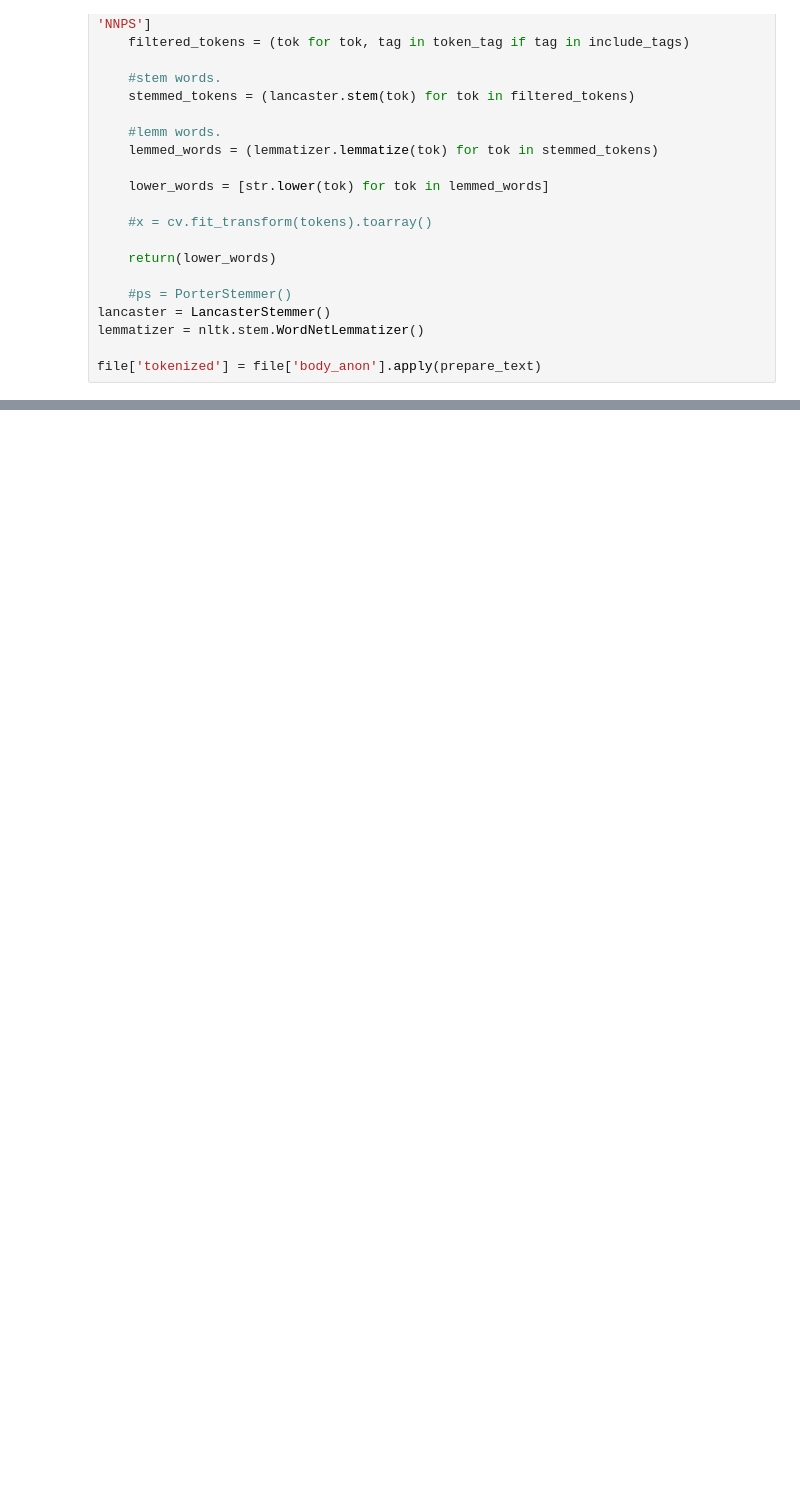
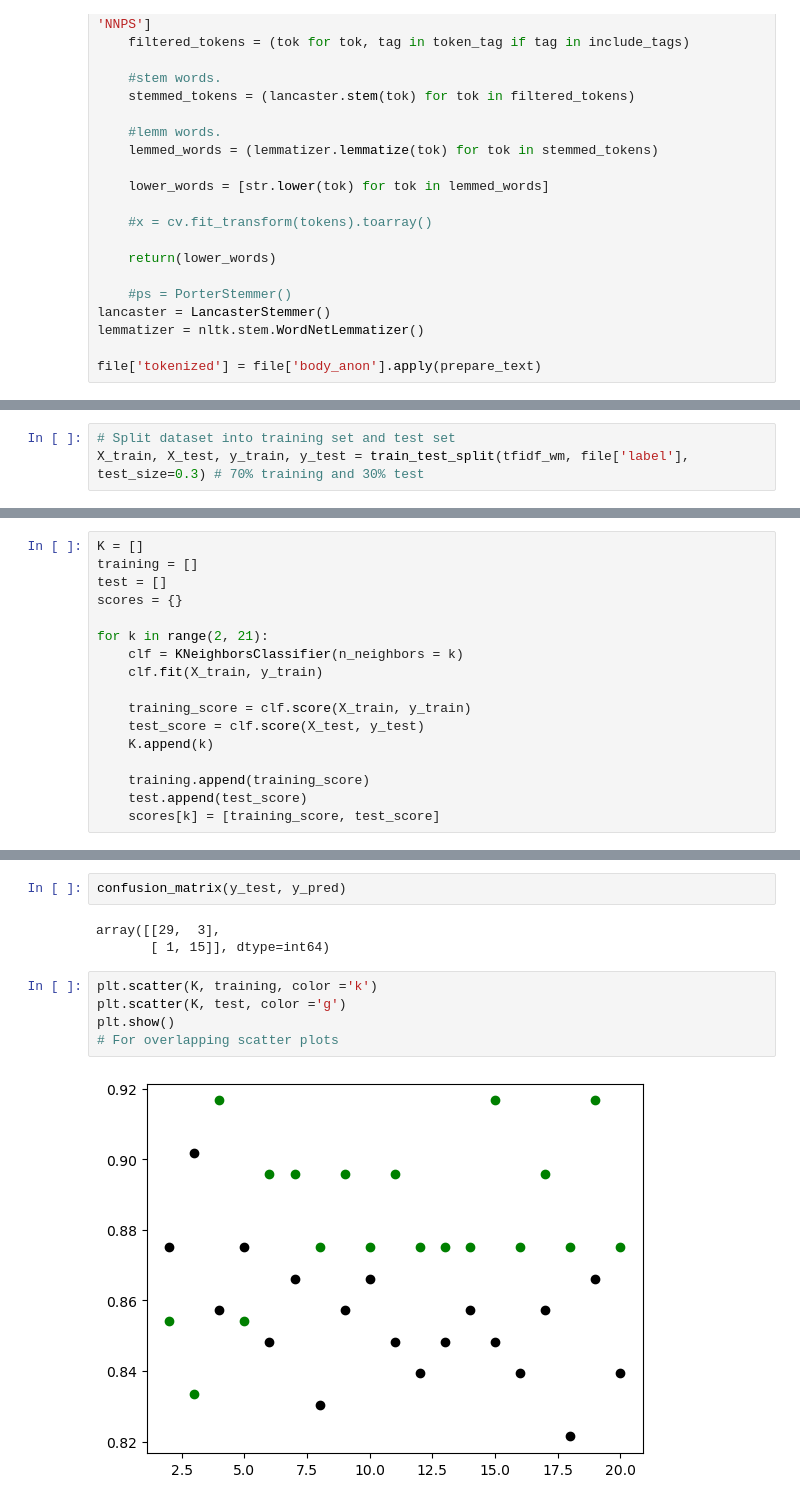
Before and after one commit to kenclements/praxis, a Jupyter notebook: adaboost-twos.ipynb, the cells around one changed output, grey strips where cells are left out. Cells and saved outputs as stored; diff of their text form; blank space fills up the shorter version.

```diff
--- a/adaboost-twos.ipynb
+++ b/adaboost-twos.ipynb
@@ -156,0 +289,3 @@ file
+# %%
+# Split dataset into training set and test set
+X_train, X_test, y_train, y_test = train_test_split(tfidf_wm, file['label'], test_size=0.3) # 70% training and 30% test
@@ -156,0 +317,17 @@ file
+# %%
+K = []
+training = []
+test = []
+scores = {}
+
+for k in range(2, 21):
+    clf = KNeighborsClassifier(n_neighbors = k)
+    clf.fit(X_train, y_train)
+
+    training_score = clf.score(X_train, y_train)
+    test_score = clf.score(X_test, y_test)
+    K.append(k)
+
+    training.append(training_score)
+    test.append(test_score)
+    scores[k] = [training_score, test_score]
@@ -156,0 +372,12 @@ file
+# %%
+confusion_matrix(y_test, y_pred)
+# %% [output]
+array([[29,  3],
+       [ 1, 15]], dtype=int64)
+# %%
+plt.scatter(K, training, color ='k')
+plt.scatter(K, test, color ='g')
+plt.show()
+# For overlapping scatter plots
+# %% [output]
+[figure, added]
```
Also changed, not shown: parts of 25 cells of this notebook.
